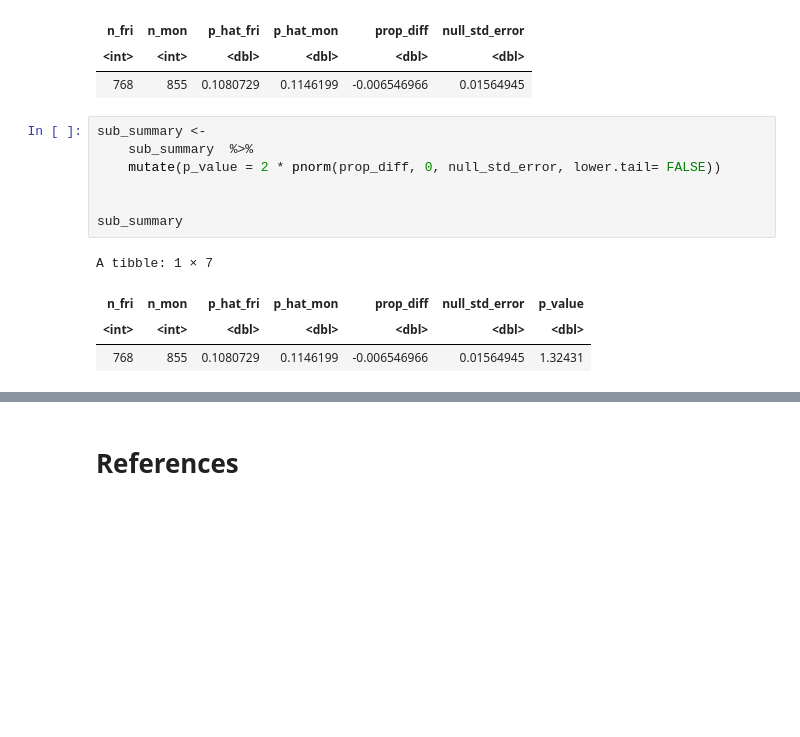
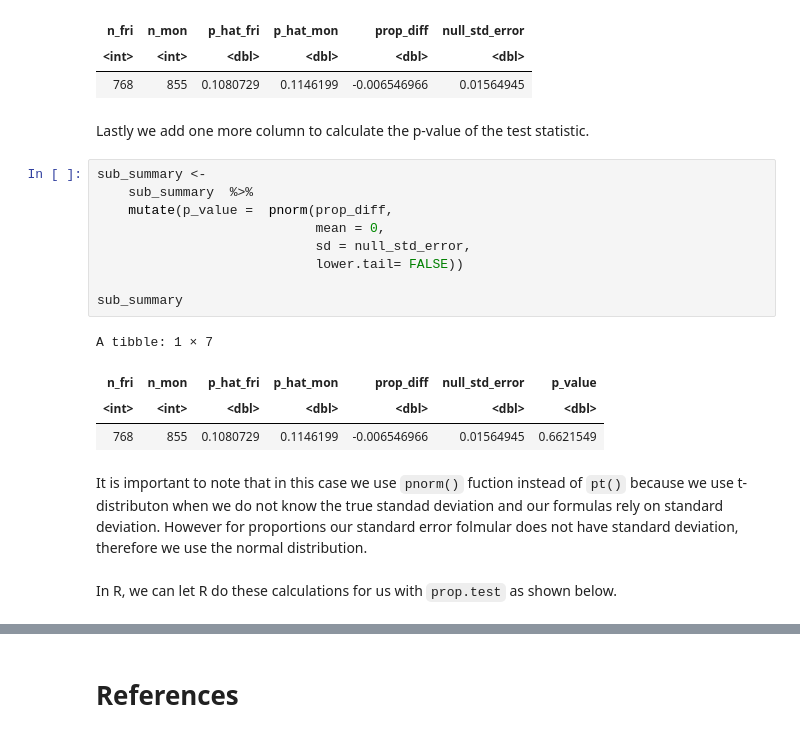
Before and after one commit to celike1/STAT201-Project, a Jupyter notebook: eda.ipynb, the cells around one changed output, grey strips where cells are left out. Drawn from its saved outputs; the diff is of its cells as text; blank space fills up the shorter version.

Commit message:
fully explained
expanations for all of hyp test section added.

```diff
--- a/eda.ipynb
+++ b/eda.ipynb
@@ -393,17 +397,25 @@ A tibble: 1 × 6
 | n_fri | n_mon | p_hat_fri | p_hat_mon | prop_diff | null_std_error |
 | <int> | <int> | <dbl> | <dbl> | <dbl> | <dbl> |
 | 768 | 855 | 0.1080729 | 0.1146199 | -0.006546966 | 0.01564945 |
-# %%
-sub_summary <-
-    sub_summary  %>%
-    mutate(p_value = 2 * pnorm(prop_diff, 0, null_std_error, lower.tail= FALSE))
-
-
-sub_summary
-# %% [output]
-A tibble: 1 × 7
-| n_fri | n_mon | p_hat_fri | p_hat_mon | prop_diff | null_std_error | p_value |
-| <int> | <int> | <dbl> | <dbl> | <dbl> | <dbl> | <dbl> |
-| 768 | 855 | 0.1080729 | 0.1146199 | -0.006546966 | 0.01564945 | 1.32431 |
+# %% [markdown]
+Lastly we add one more column to calculate the p-value of the test statistic.
+# %%
+sub_summary <-
+    sub_summary  %>%
+    mutate(p_value =  pnorm(prop_diff,
+                            mean = 0,
+                            sd = null_std_error,
+                            lower.tail= FALSE))
+
+sub_summary
+# %% [output]
+A tibble: 1 × 7
+| n_fri | n_mon | p_hat_fri | p_hat_mon | prop_diff | null_std_error | p_value |
+| <int> | <int> | <dbl> | <dbl> | <dbl> | <dbl> | <dbl> |
+| 768 | 855 | 0.1080729 | 0.1146199 | -0.006546966 | 0.01564945 | 0.6621549 |
+# %% [markdown]
+It is important to note that in this case we use `pnorm()` fuction instead of `pt()` because we use t-distributon when we do not know the true standad deviation and our formulas rely on standard deviation. However for proportions our standard error folmular does not have standard deviation, therefore we use the normal distribution.
+# %% [markdown]
+In R, we can let R do these calculations for us with `prop.test` as shown below.
 # %%
 sub_prop_test <-
```
Also changed, not shown: parts of 6 cells of this notebook.
